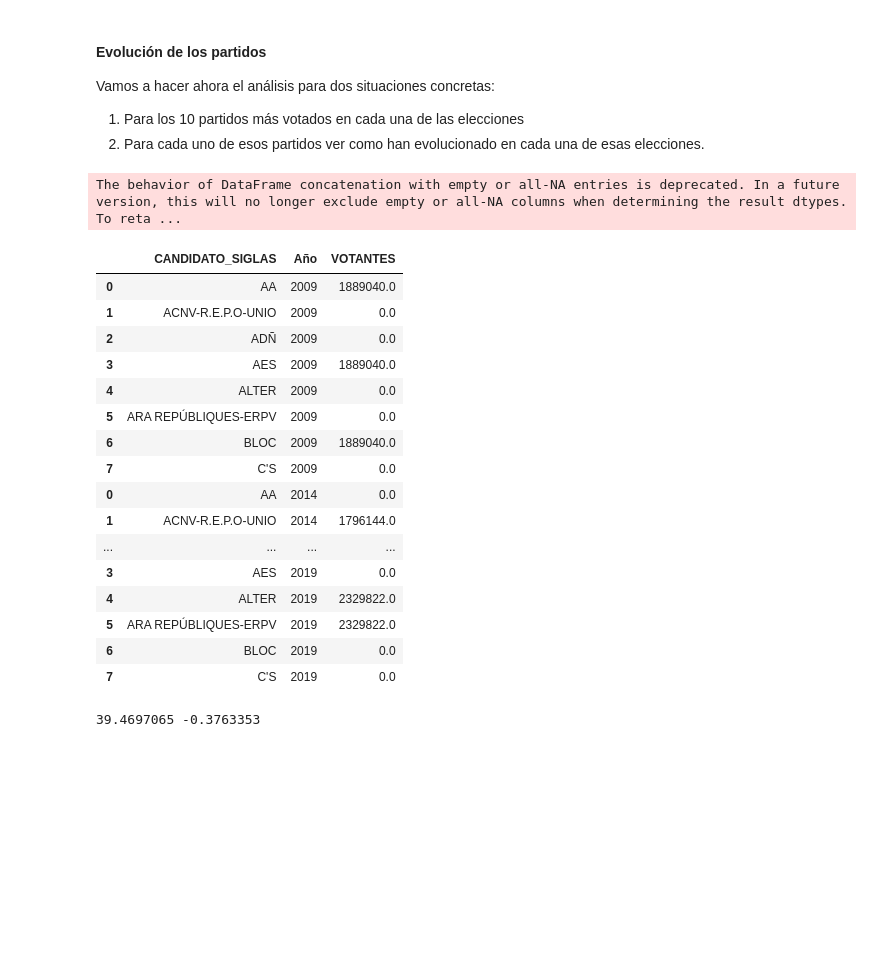
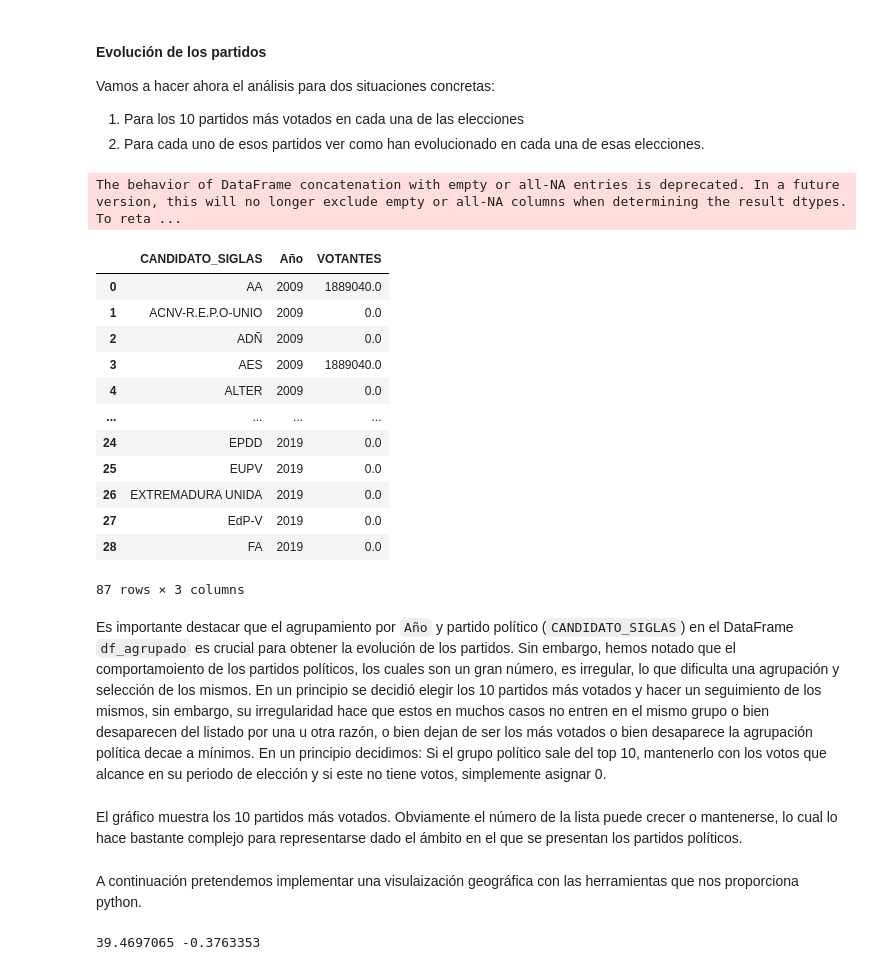
Before and after one commit to amonsalvec/Proyecto_DS_ELECCIONES, a Jupyter notebook: py/analisis.ipynb, the cells around one changed output. Drawn from its saved outputs; the diff is of its cells as text; code cells hidden in the pictures; blank space fills up the shorter version.

```diff
--- a/py/analisis.ipynb
+++ b/py/analisis.ipynb
@@ -304,47 +334,45 @@ Vamos a hacer ahora el análisis para dos situaciones concretas:
 df_agrupado = df_final.groupby(["Año", "CANDIDATO_SIGLAS"])["VOTANTES"].sum().reset_index()
 
 # Identificar todos los partidos que alguna vez estuvieron en el Top 10
-top_partidos_totales = df_agrupado.sort_values(["Año", "VOTANTES"], ascending=[True, False]).groupby("Año").head(3)
+top_partidos_totales = df_agrupado.sort_values(["Año", "VOTANTES"], ascending=[True, False]).groupby("Año").head(10)
 partidos_relevantes = top_partidos_totales["CANDIDATO_SIGLAS"].unique()
 
 # Filtrar el DataFrame original para incluir solo estos partidos en todas las elecciones
 df_seguimiento = df_agrupado[df_agrupado["CANDIDATO_SIGLAS"].isin(partidos_relevantes)]
 
 # Pivotar para estructurar correctamente los datos sin usar `melt()`
 df_pivot = df_seguimiento.pivot_table(index="CANDIDATO_SIGLAS", columns="Año", values="VOTANTES").fillna(0)
 
 # Convertir en formato adecuado para gráficos (evitando listas en `x` y `y`)
 df_pivot.reset_index(inplace=True)
 df_long = pd.DataFrame(columns=["CANDIDATO_SIGLAS", "Año", "VOTANTES"])
 
 for año in df_pivot.columns[1:]:  # Excluir la columna de partido
     temp = df_pivot[["CANDIDATO_SIGLAS", año]].copy()
     temp.columns = ["CANDIDATO_SIGLAS", "VOTANTES"]
     temp["Año"] = año
     df_long = pd.concat([df_long, temp])
 
 
 
 df_long
 # %% [output]
 The behavior of DataFrame concatenation with empty or all-NA entries is deprecated. In a future version, this will no longer exclude empty or all-NA columns when determining the result dtypes. To reta ...
 |  | CANDIDATO_SIGLAS | Año | VOTANTES |
 | 0 | AA | 2009 | 1889040.0 |
 | 1 | ACNV-R.E.P.O-UNIO | 2009 | 0.0 |
 | 2 | ADÑ | 2009 | 0.0 |
 | 3 | AES | 2009 | 1889040.0 |
 | 4 | ALTER | 2009 | 0.0 |
-| 5 | ARA REPÚBLIQUES-ERPV | 2009 | 0.0 |
-| 6 | BLOC | 2009 | 1889040.0 |
-| 7 | C'S | 2009 | 0.0 |
-| 0 | AA | 2014 | 0.0 |
-| 1 | ACNV-R.E.P.O-UNIO | 2014 | 1796144.0 |
 | ... | ... | ... | ... |
-| 3 | AES | 2019 | 0.0 |
-| 4 | ALTER | 2019 | 2329822.0 |
-| 5 | ARA REPÚBLIQUES-ERPV | 2019 | 2329822.0 |
-| 6 | BLOC | 2019 | 0.0 |
-| 7 | C'S | 2019 | 0.0 |
+| 24 | EPDD | 2019 | 0.0 |
+| 25 | EUPV | 2019 | 0.0 |
+| 26 | EXTREMADURA UNIDA | 2019 | 0.0 |
+| 27 | EdP-V | 2019 | 0.0 |
+| 28 | FA | 2019 | 0.0 |
+87 rows × 3 columns
+# %% [markdown]
+Es importante destacar que el agrupamiento por  `Año` y partido político (`CANDIDATO_SIGLAS`) en el DataFrame `df_agrupado` es crucial para obtener la evolución de los partidos. Sin embargo, hemos notado que el comportamoiento de los partidos políticos, los cuales son un gran número, es irregular, lo que dificulta una agrupación y selección de los mismos. En un principio se decidió elegir los 10 partidos más votados y hacer un seguimiento de los mismos, sin embargo, su irregularidad hace que estos en muchos casos no entren en el mismo grupo o bien desaparecen del listado por una u otra razón, o bien dejan de ser los más votados o bien desaparece la agrupación política decae a mínimos. En un principio decidimos: Si el grupo político sale del top 10, mantenerlo con los votos que alcance en su periodo de elección y si este no tiene votos, simplemente asignar 0.
 # %%
 # Graficar evolución corregida
 fig = px.bar(df_long, x="Año", y="VOTANTES", color="CANDIDATO_SIGLAS",
@@ -353,6 +381,10 @@ fig = px.bar(df_long, x="Año", y="VOTANTES", color="CANDIDATO_SIGLAS",
               barmode="group")
 
 fig.show()
+# %% [markdown]
+El gráfico muestra los 10 partidos más votados. Obviamente el número de la lista puede crecer o mantenerse, lo cual lo hace bastante complejo para representarse dado el ámbito en el que se presentan los partidos políticos.
+# %% [markdown]
+A continuación pretendemos implementar una visulaización geográfica con las herramientas que nos proporciona python.
 # %%
 from geopy.geocoders import Nominatim
 
```
Also changed, not shown: parts of 14 cells of this notebook, 3 other files.
